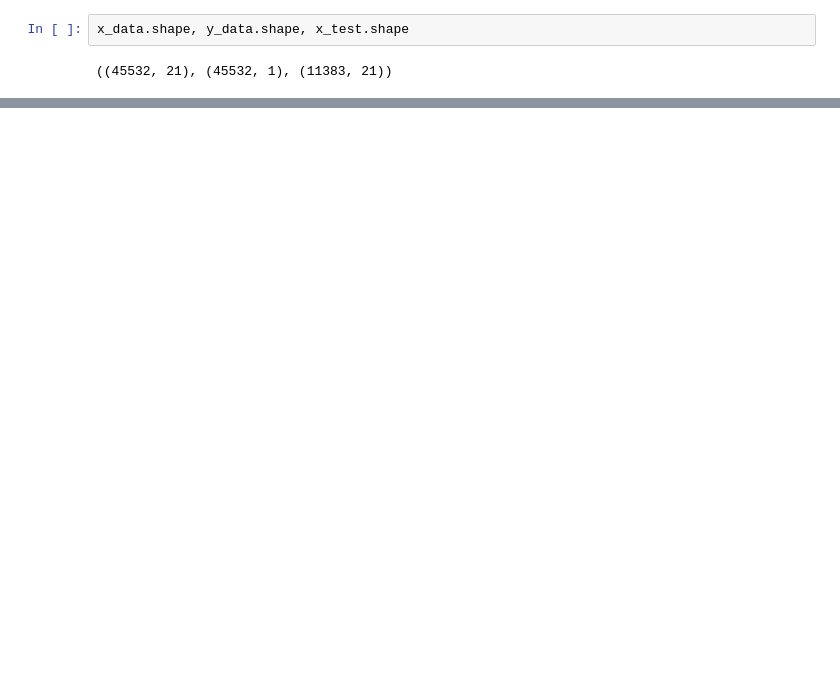
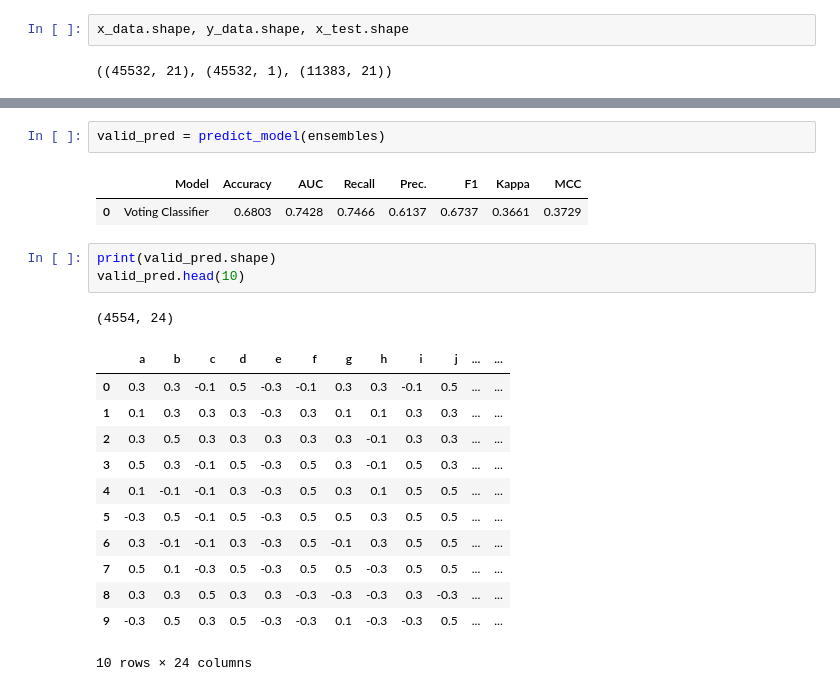
Before and after one commit to yebiny/psychoMetrics, a Jupyter notebook: 3-Train/train.ipynb, the cells around one changed output, grey strips where cells are left out. Saved outputs shown, nothing was run; the diff lists cells and outputs as text; blank space fills up the shorter version.

```diff
--- a/3-Train/train.ipynb
+++ b/3-Train/train.ipynb
@@ -94,0 +87,22 @@ submission=pd.read_csv('../0-Data/org/sample_submission.csv', index_col=0)
+# %%
+valid_pred = predict_model(ensembles)
+# %% [output]
+|  | Model | Accuracy | AUC | Recall | Prec. | F1 | Kappa | MCC |
+| 0 | Voting Classifier | 0.6803 | 0.7428 | 0.7466 | 0.6137 | 0.6737 | 0.3661 | 0.3729 |
+# %%
+print(valid_pred.shape)
+valid_pred.head(10)
+# %% [output]
+(4554, 24)
+|  | a | b | c | d | e | f | g | h | i | j | ... | ... |
+| 0 | 0.3 | 0.3 | -0.1 | 0.5 | -0.3 | -0.1 | 0.3 | 0.3 | -0.1 | 0.5 | ... | ... |
+| 1 | 0.1 | 0.3 | 0.3 | 0.3 | -0.3 | 0.3 | 0.1 | 0.1 | 0.3 | 0.3 | ... | ... |
+| 2 | 0.3 | 0.5 | 0.3 | 0.3 | 0.3 | 0.3 | 0.3 | -0.1 | 0.3 | 0.3 | ... | ... |
+| 3 | 0.5 | 0.3 | -0.1 | 0.5 | -0.3 | 0.5 | 0.3 | -0.1 | 0.5 | 0.3 | ... | ... |
+| 4 | 0.1 | -0.1 | -0.1 | 0.3 | -0.3 | 0.5 | 0.3 | 0.1 | 0.5 | 0.5 | ... | ... |
+| 5 | -0.3 | 0.5 | -0.1 | 0.5 | -0.3 | 0.5 | 0.5 | 0.3 | 0.5 | 0.5 | ... | ... |
+| 6 | 0.3 | -0.1 | -0.1 | 0.3 | -0.3 | 0.5 | -0.1 | 0.3 | 0.5 | 0.5 | ... | ... |
+| 7 | 0.5 | 0.1 | -0.3 | 0.5 | -0.3 | 0.5 | 0.5 | -0.3 | 0.5 | 0.5 | ... | ... |
+| 8 | 0.3 | 0.3 | 0.5 | 0.3 | 0.3 | -0.3 | -0.3 | -0.3 | 0.3 | -0.3 | ... | ... |
+| 9 | -0.3 | 0.5 | 0.3 | 0.5 | -0.3 | -0.3 | 0.1 | -0.3 | -0.3 | 0.5 | ... | ... |
+10 rows × 24 columns
```
Also changed, not shown: parts of 25 cells of this notebook, 1 other file.
